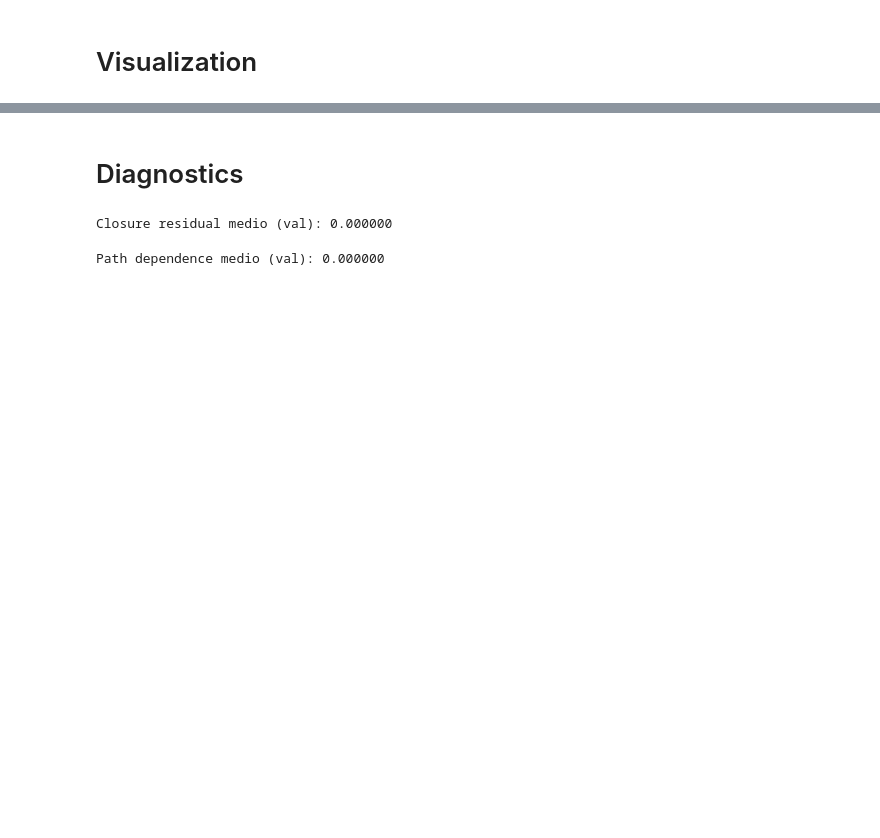
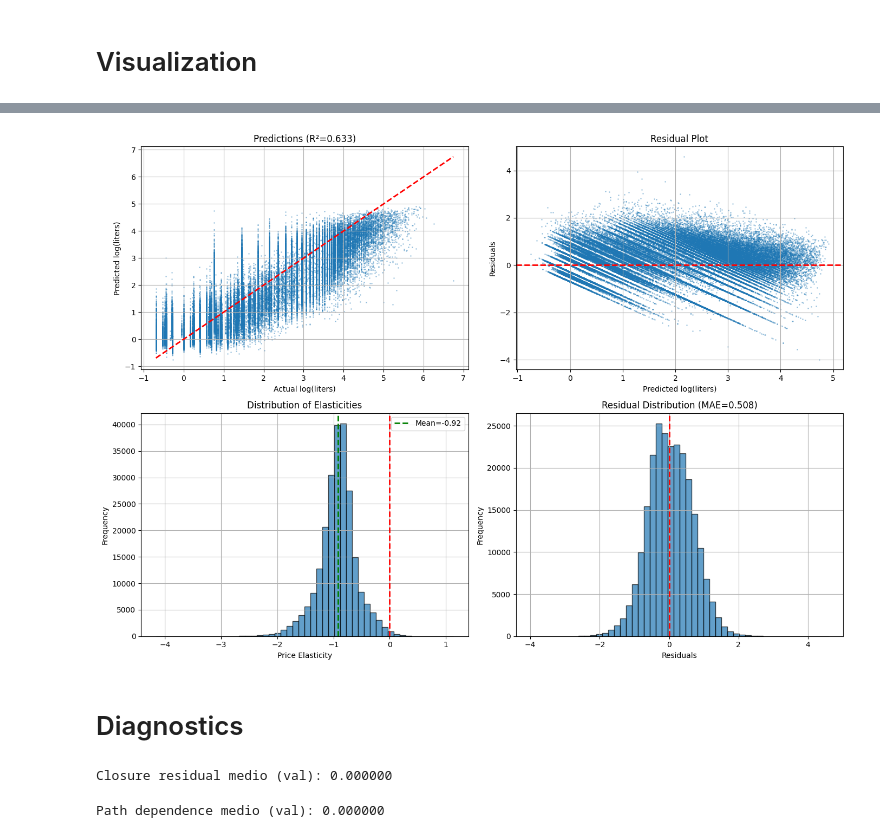
Before and after one commit to carlosherediapimienta/nn-elasticity, a Jupyter notebook: notebooks/run-nn-baseline.ipynb, the cells around one changed output, grey strips where cells are left out. Drawn from its saved outputs; the diff is of its cells as text; code cells hidden in the pictures; blank space fills up the shorter version.

```diff
--- a/notebooks/run-nn-baseline.ipynb
+++ b/notebooks/run-nn-baseline.ipynb
@@ -313,3 +378,47 @@ plt.show()
+# %%
+fig, axes = plt.subplots(2, 2, figsize=(14, 10))
+
+# Predicted vs Actual
+residuals = targets - preds
+axes[0, 0].scatter(targets, preds, alpha=0.3, s=1)
+axes[0, 0].plot([targets.min(), targets.max()],
+                [targets.min(), targets.max()], 'r--', lw=2)
+axes[0, 0].set_xlabel('Actual log(liters)')
+axes[0, 0].set_ylabel('Predicted log(liters)')
+axes[0, 0].set_title(f'Predictions (R²={r2:.3f})')
+axes[0, 0].grid(True)
+
+# Residual Plot
+axes[0, 1].scatter(preds, residuals, alpha=0.3, s=1)
+axes[0, 1].axhline(y=0, color='r', linestyle='--', lw=2)
+axes[0, 1].set_xlabel('Predicted log(liters)')
+axes[0, 1].set_ylabel('Residuals')
+axes[0, 1].set_title('Residual Plot')
+axes[0, 1].grid(True)
+
+# Distribution of Elasticities
+axes[1, 0].hist(elasticities, bins=50, edgecolor='black', alpha=0.7)
+axes[1, 0].axvline(x=0, color='r', linestyle='--', lw=2)
+axes[1, 0].axvline(x=elasticities.mean(), color='green', linestyle='--', lw=2,
+                   label=f'Mean={elasticities.mean():.2f}')
+axes[1, 0].set_xlabel('Price Elasticity')
+axes[1, 0].set_ylabel('Frequency')
+axes[1, 0].set_title('Distribution of Elasticities')
+axes[1, 0].legend()
+axes[1, 0].grid(True)
+
+# Residual Distribution
+axes[1, 1].hist(residuals, bins=50, edgecolor='black', alpha=0.7)
+axes[1, 1].axvline(x=0, color='r', linestyle='--', lw=2)
+axes[1, 1].set_xlabel('Residuals')
+axes[1, 1].set_ylabel('Frequency')
+axes[1, 1].set_title(f'Residual Distribution (MAE={mae:.3f})')
+axes[1, 1].grid(True)
+
+plt.tight_layout()
+plt.show()
+# %% [output]
+[figure, added]
 # %% [markdown]
 # Diagnostics
 # %%
```
Also changed, not shown: parts of 5 cells of this notebook, 1 other file.
